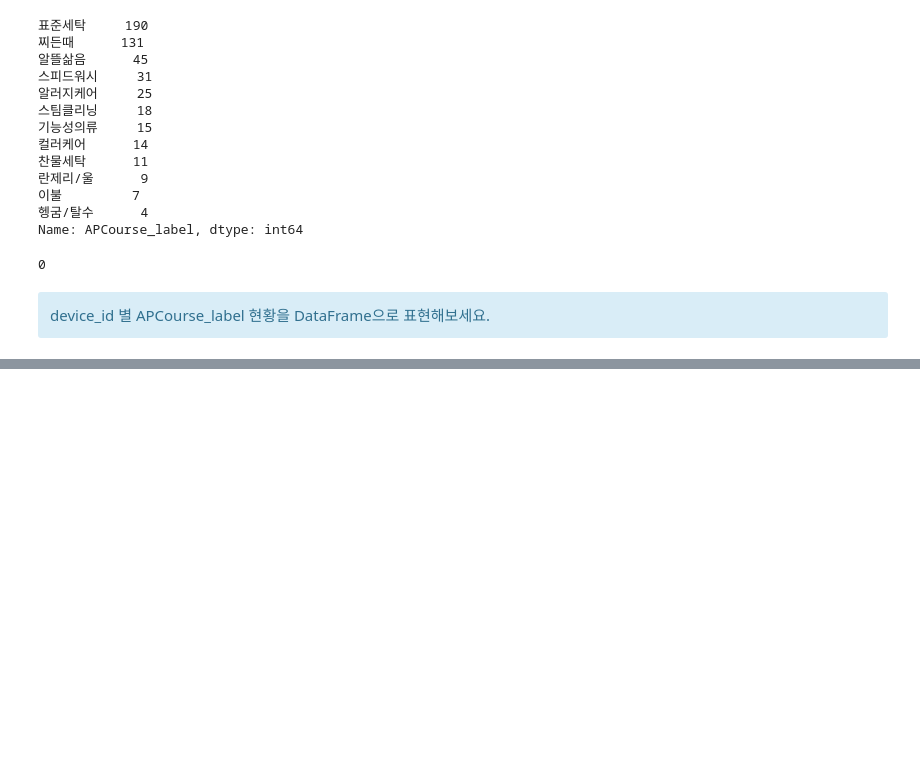
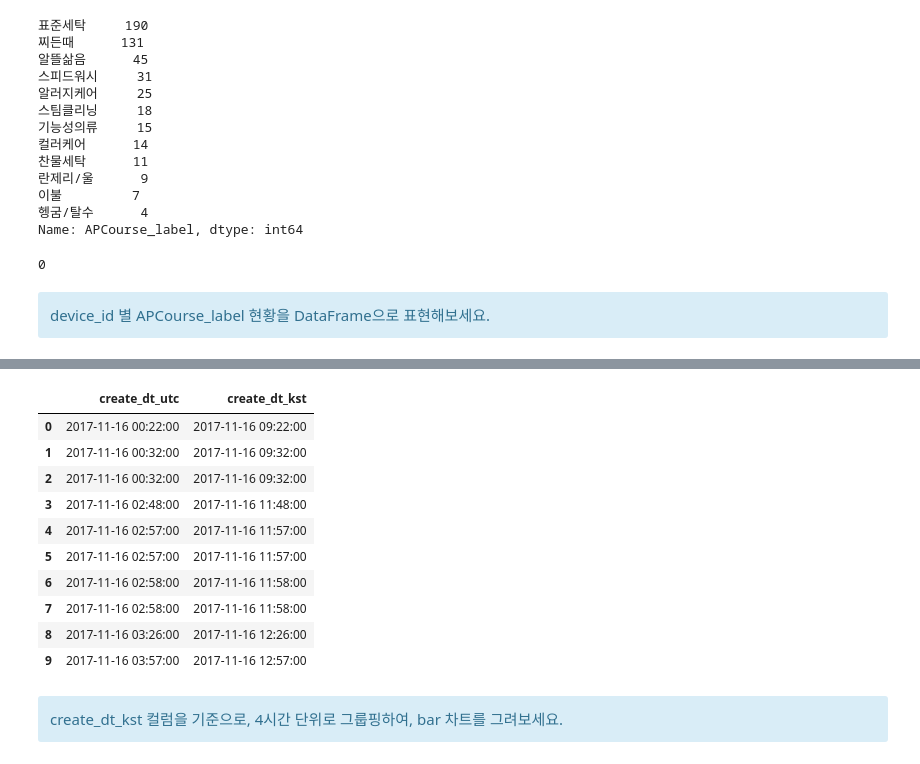
Before and after one commit to CodingSta/demo-lge-201811, a Jupyter notebook: 3일차.ipynb, the cells around one changed output, grey strips where cells are left out. Saved outputs shown, nothing was run; the diff lists cells and outputs as text; code cells hidden in the pictures; blank space fills up the shorter version.

```diff
--- a/3일차.ipynb
+++ b/3일차.ipynb
@@ -985,0 +1051,23 @@ device_id 별 APCourse_label 현황을 DataFrame으로 표현해보세요.
+# %%
+import datetime
+
+delta = datetime.timedelta(hours=9)  # kst
+
+washer_df['create_dt_kst'] = washer_df['create_dt_utc'] + delta
+washer_df[['create_dt_utc', 'create_dt_kst']].head(10)
+# %% [output]
+|  | create_dt_utc | create_dt_kst |
+| 0 | 2017-11-16 00:22:00 | 2017-11-16 09:22:00 |
+| 1 | 2017-11-16 00:32:00 | 2017-11-16 09:32:00 |
+| 2 | 2017-11-16 00:32:00 | 2017-11-16 09:32:00 |
+| 3 | 2017-11-16 02:48:00 | 2017-11-16 11:48:00 |
+| 4 | 2017-11-16 02:57:00 | 2017-11-16 11:57:00 |
+| 5 | 2017-11-16 02:57:00 | 2017-11-16 11:57:00 |
+| 6 | 2017-11-16 02:58:00 | 2017-11-16 11:58:00 |
+| 7 | 2017-11-16 02:58:00 | 2017-11-16 11:58:00 |
+| 8 | 2017-11-16 03:26:00 | 2017-11-16 12:26:00 |
+| 9 | 2017-11-16 03:57:00 | 2017-11-16 12:57:00 |
+# %% [markdown]
+<div class="alert alert-info">
+create_dt_kst 컬럼을 기준으로, 4시간 단위로 그룹핑하여, bar 차트를 그려보세요.
+</div>
```
Also changed, not shown: parts of 7 cells of this notebook.
